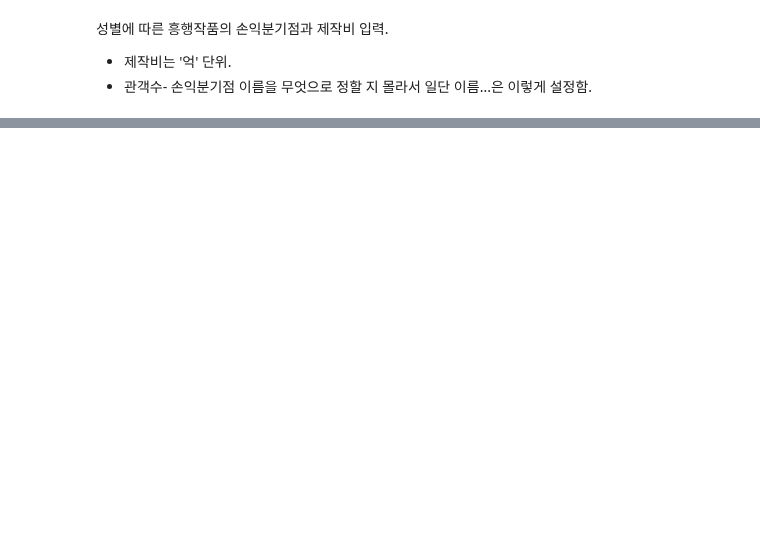
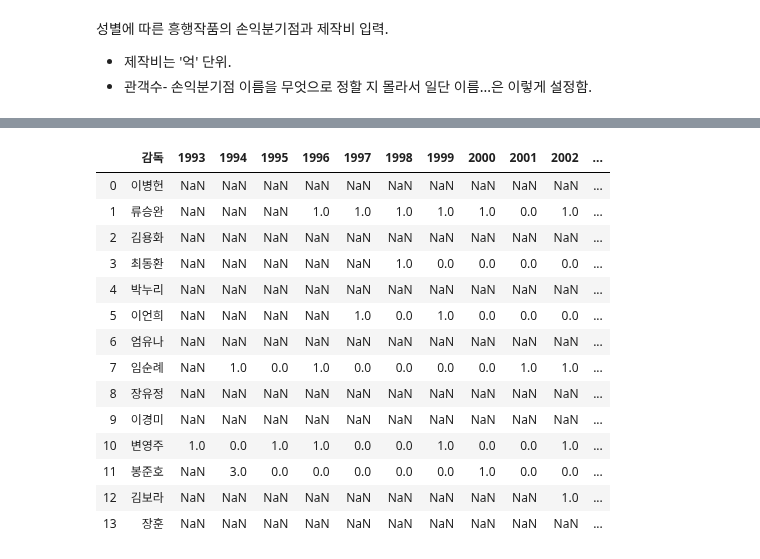
Before and after one commit to kim4pb/Female-led-Korean-Films, a Jupyter notebook: 02.EDA/감독성별_제작비.ipynb, the cells around one changed output, grey strips where cells are left out. Saved outputs shown, nothing was run; the diff lists cells and outputs as text; code cells hidden in the pictures; blank space fills up the shorter version.

```diff
--- a/02.EDA/감독성별_제작비.ipynb
+++ b/02.EDA/감독성별_제작비.ipynb
@@ -117,0 +146,2 @@ money
+# %%
+directot_debut=pd.read_csv('..\data/directot_debut.csv')
@@ -117,0 +153,18 @@ money
+# %%
+directot_debut
+# %% [output]
+|  | 감독 | 1993 | 1994 | 1995 | 1996 | 1997 | 1998 | 1999 | 2000 | 2001 | 2002 | ... |
+| 0 | 이병헌 | NaN | NaN | NaN | NaN | NaN | NaN | NaN | NaN | NaN | NaN | ... |
+| 1 | 류승완 | NaN | NaN | NaN | 1.0 | 1.0 | 1.0 | 1.0 | 1.0 | 0.0 | 1.0 | ... |
+| 2 | 김용화 | NaN | NaN | NaN | NaN | NaN | NaN | NaN | NaN | NaN | NaN | ... |
+| 3 | 최동환 | NaN | NaN | NaN | NaN | NaN | 1.0 | 0.0 | 0.0 | 0.0 | 0.0 | ... |
+| 4 | 박누리 | NaN | NaN | NaN | NaN | NaN | NaN | NaN | NaN | NaN | NaN | ... |
+| 5 | 이언희 | NaN | NaN | NaN | NaN | 1.0 | 0.0 | 1.0 | 0.0 | 0.0 | 0.0 | ... |
+| 6 | 엄유나 | NaN | NaN | NaN | NaN | NaN | NaN | NaN | NaN | NaN | NaN | ... |
+| 7 | 임순례 | NaN | 1.0 | 0.0 | 1.0 | 0.0 | 0.0 | 0.0 | 0.0 | 1.0 | 1.0 | ... |
+| 8 | 장유정 | NaN | NaN | NaN | NaN | NaN | NaN | NaN | NaN | NaN | NaN | ... |
+| 9 | 이경미 | NaN | NaN | NaN | NaN | NaN | NaN | NaN | NaN | NaN | NaN | ... |
+| 10 | 변영주 | 1.0 | 0.0 | 1.0 | 1.0 | 0.0 | 0.0 | 1.0 | 0.0 | 0.0 | 1.0 | ... |
+| 11 | 봉준호 | NaN | 3.0 | 0.0 | 0.0 | 0.0 | 0.0 | 0.0 | 1.0 | 0.0 | 0.0 | ... |
+| 12 | 김보라 | NaN | NaN | NaN | NaN | NaN | NaN | NaN | NaN | NaN | 1.0 | ... |
+| 13 | 장훈 | NaN | NaN | NaN | NaN | NaN | NaN | NaN | NaN | NaN | NaN | ... |
```
Also changed, not shown: parts of 15 cells of this notebook, 6 other files.
